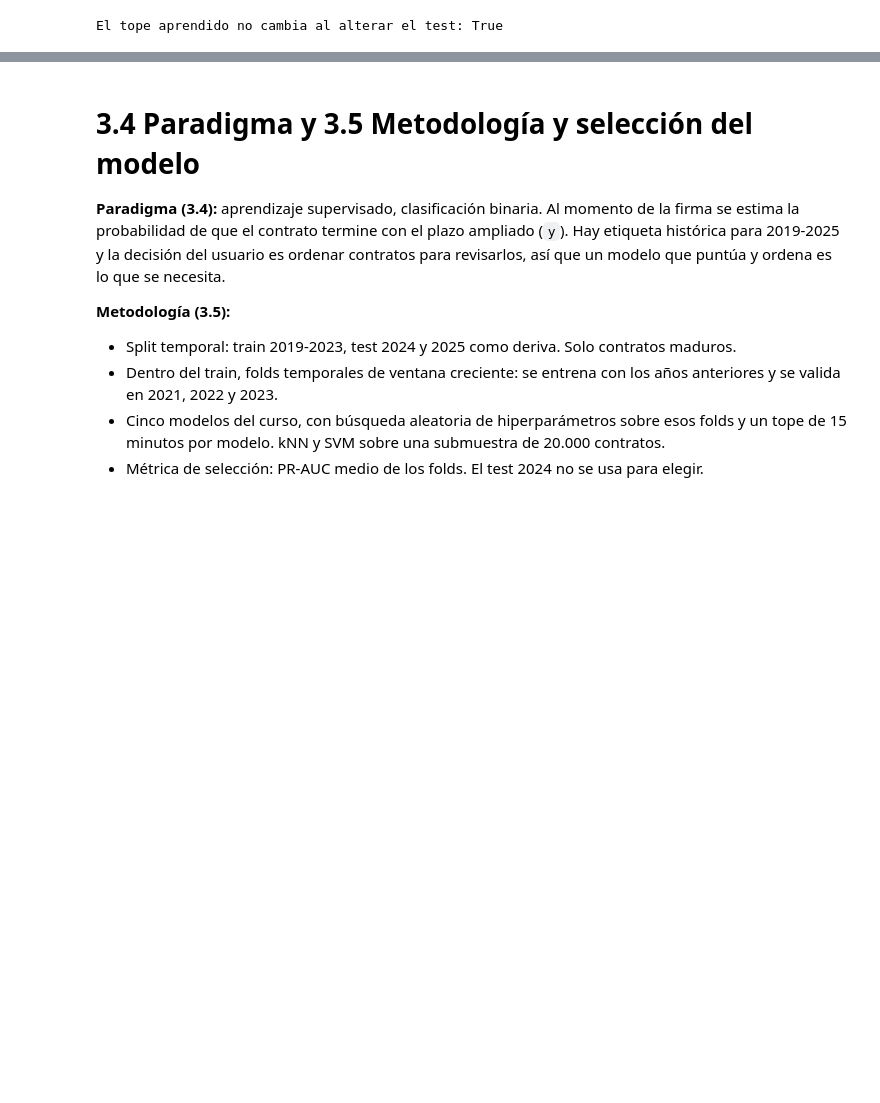
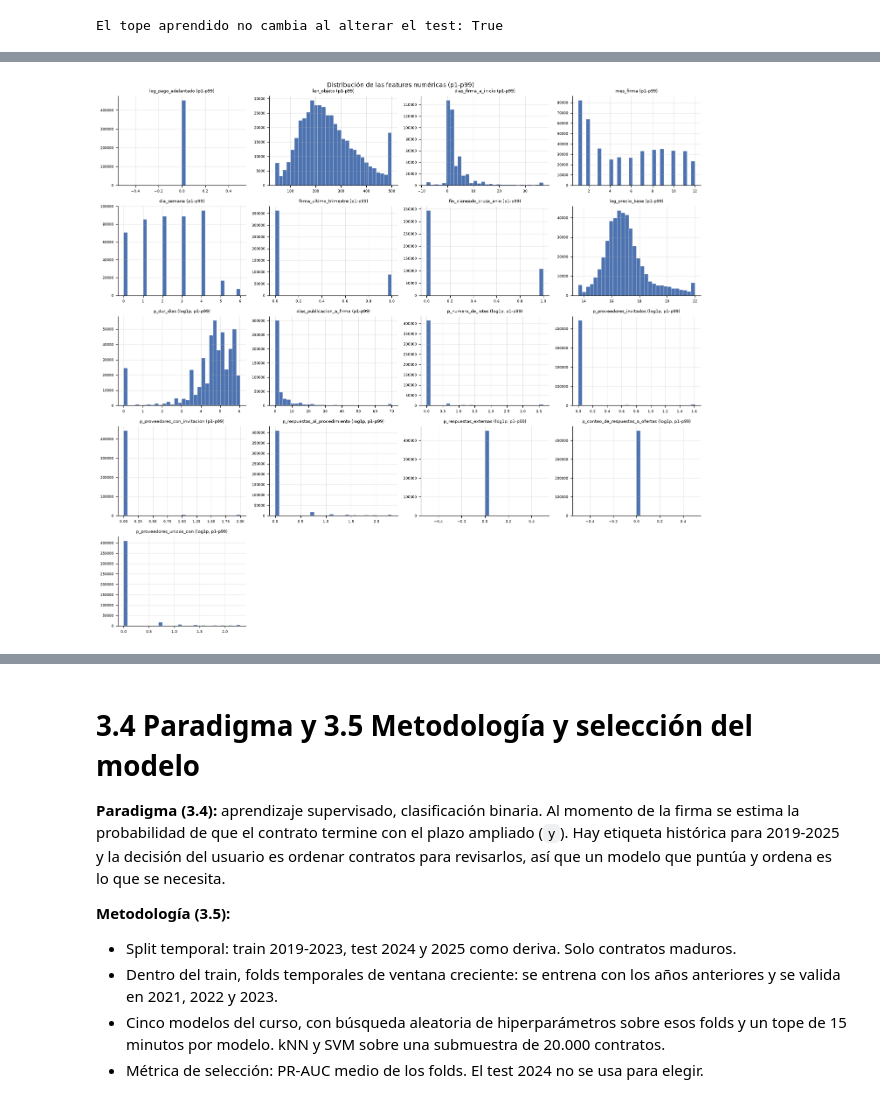
Before and after one commit to kepabonsaeafit/fundamentos-aa-2026, a Jupyter notebook: final-project/model_development.ipynb, the cells around one changed output, grey strips where cells are left out. Cells and saved outputs as stored; diff of their text form; code cells hidden in the pictures; blank space fills up the shorter version.

```diff
--- a/final-project/model_development.ipynb
+++ b/final-project/model_development.ipynb
@@ -209,0 +477,12 @@ El EDA profundo (gráficas y narrativa de H1-H7, etiqueta, censura, deriva y fug
+# %%
+num_plot = [c for c in F.FEATURES_NUM if X[c].nunique() > 1]
+display(eda.distribucion_numericas(X, F.FEATURES_NUM).round(2))
+eda.graficar_histogramas(
+    X, num_plot, ncols=4,
+    escala_log=("p_dur_dias", "p_numero_de_lotes", "p_proveedores_invitados",
+                "p_respuestas_al_procedimiento", "p_respuestas_externas",
+                "p_conteo_de_respuestas_a_ofertas", "p_proveedores_unicos_con"),
+    titulo="Distribución de las features numéricas (p1-p99)",
+)
+plt.show()
+# %% [output]
@@ -209,0 +506 @@ El EDA profundo (gráficas y narrativa de H1-H7, etiqueta, censura, deriva y fug
+[figure, added]
```
Also changed, not shown: parts of 137 cells of this notebook.
